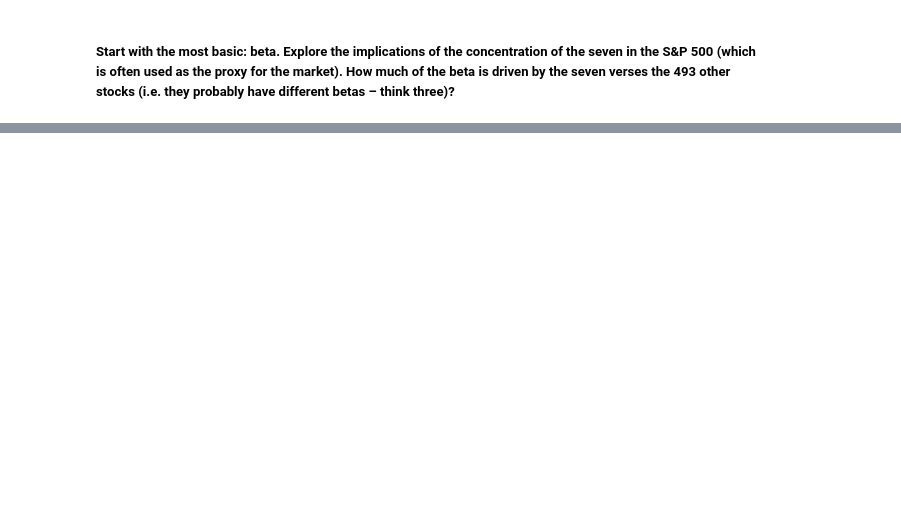
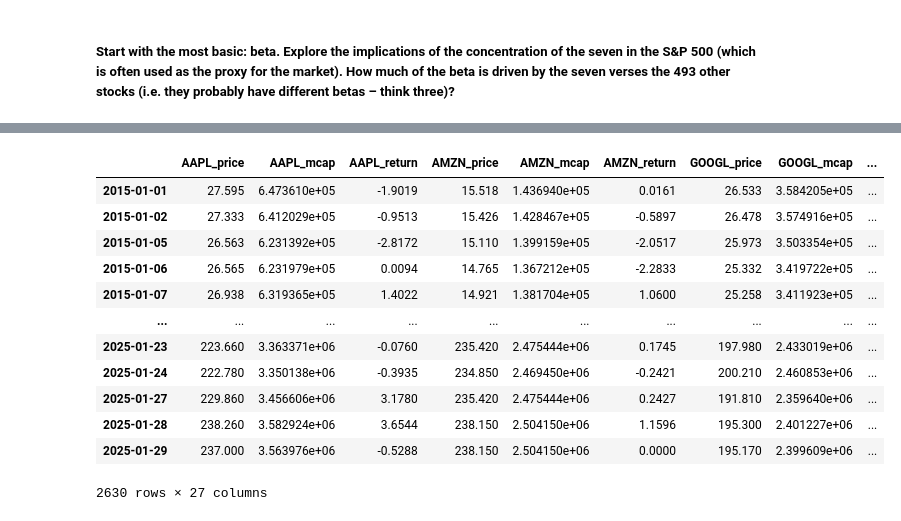
Before and after one commit to tryt0c0de/IAQF_STRAT, a Jupyter notebook: beta_testing.ipynb, the cells around one changed output, grey strips where cells are left out. Saved outputs shown, nothing was run; the diff lists cells and outputs as text; code cells hidden in the pictures; blank space fills up the shorter version.

```diff
--- a/beta_testing.ipynb
+++ b/beta_testing.ipynb
@@ -29,0 +9,18 @@ prices_df
+# %%
+main_df = pd.read_csv("bbg_data.csv", index_col=0)
+
+main_df
+# %% [output]
+|  | AAPL_price | AAPL_mcap | AAPL_return | AMZN_price | AMZN_mcap | AMZN_return | GOOGL_price | GOOGL_mcap | ... |
+| 2015-01-01 | 27.595 | 6.473610e+05 | -1.9019 | 15.518 | 1.436940e+05 | 0.0161 | 26.533 | 3.584205e+05 | ... |
+| 2015-01-02 | 27.333 | 6.412029e+05 | -0.9513 | 15.426 | 1.428467e+05 | -0.5897 | 26.478 | 3.574916e+05 | ... |
+| 2015-01-05 | 26.563 | 6.231392e+05 | -2.8172 | 15.110 | 1.399159e+05 | -2.0517 | 25.973 | 3.503354e+05 | ... |
+| 2015-01-06 | 26.565 | 6.231979e+05 | 0.0094 | 14.765 | 1.367212e+05 | -2.2833 | 25.332 | 3.419722e+05 | ... |
+| 2015-01-07 | 26.938 | 6.319365e+05 | 1.4022 | 14.921 | 1.381704e+05 | 1.0600 | 25.258 | 3.411923e+05 | ... |
+| ... | ... | ... | ... | ... | ... | ... | ... | ... | ... |
+| 2025-01-23 | 223.660 | 3.363371e+06 | -0.0760 | 235.420 | 2.475444e+06 | 0.1745 | 197.980 | 2.433019e+06 | ... |
+| 2025-01-24 | 222.780 | 3.350138e+06 | -0.3935 | 234.850 | 2.469450e+06 | -0.2421 | 200.210 | 2.460853e+06 | ... |
+| 2025-01-27 | 229.860 | 3.456606e+06 | 3.1780 | 235.420 | 2.475444e+06 | 0.2427 | 191.810 | 2.359640e+06 | ... |
+| 2025-01-28 | 238.260 | 3.582924e+06 | 3.6544 | 238.150 | 2.504150e+06 | 1.1596 | 195.300 | 2.401227e+06 | ... |
+| 2025-01-29 | 237.000 | 3.563976e+06 | -0.5288 | 238.150 | 2.504150e+06 | 0.0000 | 195.170 | 2.399609e+06 | ... |
+2630 rows × 27 columns
```
Also changed, not shown: parts of 15 cells of this notebook.
